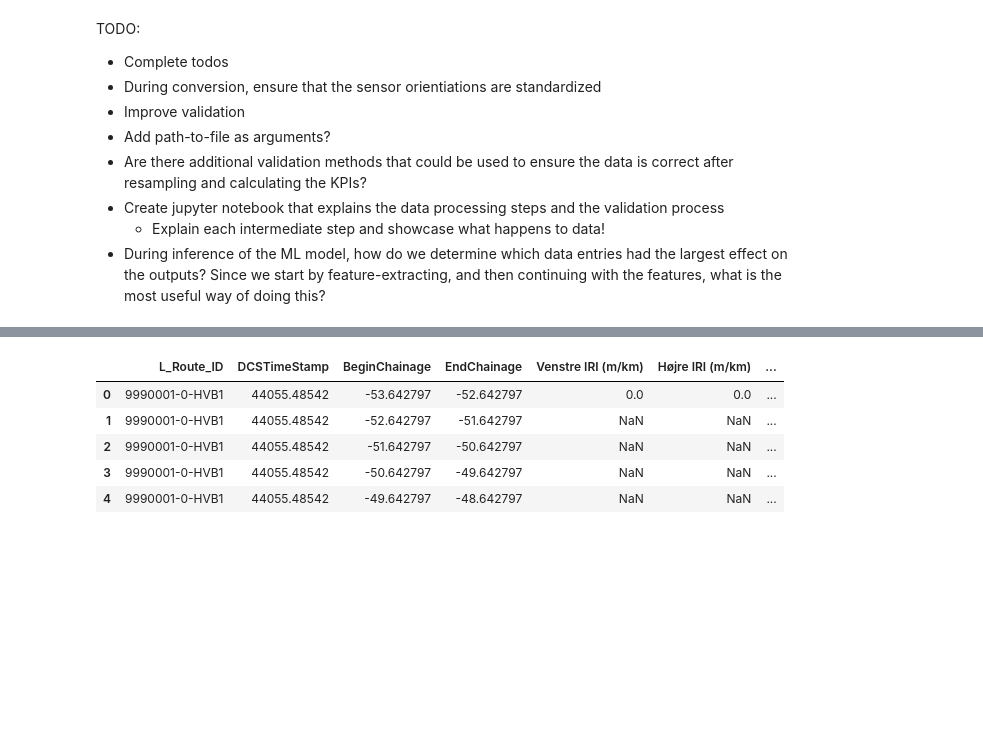
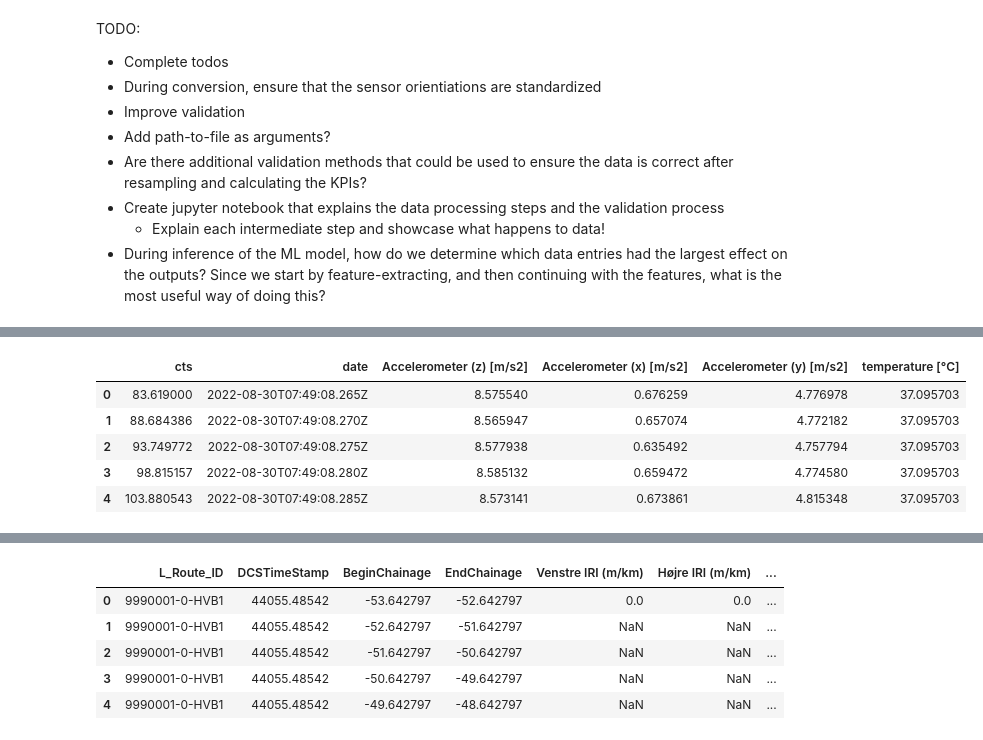
Before and after one commit to rreezN/CrackDetect, a Jupyter notebook: notebooks/make_dataset.ipynb, the cells around one changed output, grey strips where cells are left out. Saved outputs shown, nothing was run; the diff lists cells and outputs as text; code cells hidden in the pictures; blank space fills up the shorter version.

```diff
--- a/notebooks/make_dataset.ipynb
+++ b/notebooks/make_dataset.ipynb
@@ -89,0 +88,12 @@ Road condition data measured by a specialised Automatic Road Analyser (ARAN). Fo
+# %%
+gopro_car_1_recording_1_path = Path("../data/raw/gopro/car1/GH012200")
+
+accl = pd.read_csv(gopro_car_1_recording_1_path / "GH012200_HERO8 Black-ACCL.csv")
+accl.head()
+# %% [output]
+|  | cts | date | Accelerometer (z) [m/s2] | Accelerometer (x) [m/s2] | Accelerometer (y) [m/s2] | temperature [°C] |
+| 0 | 83.619000 | 2022-08-30T07:49:08.265Z | 8.575540 | 0.676259 | 4.776978 | 37.095703 |
+| 1 | 88.684386 | 2022-08-30T07:49:08.270Z | 8.565947 | 0.657074 | 4.772182 | 37.095703 |
+| 2 | 93.749772 | 2022-08-30T07:49:08.275Z | 8.577938 | 0.635492 | 4.757794 | 37.095703 |
+| 3 | 98.815157 | 2022-08-30T07:49:08.280Z | 8.585132 | 0.659472 | 4.774580 | 37.095703 |
+| 4 | 103.880543 | 2022-08-30T07:49:08.285Z | 8.573141 | 0.673861 | 4.815348 | 37.095703 |
```
Also changed, not shown: parts of 7 cells of this notebook.
